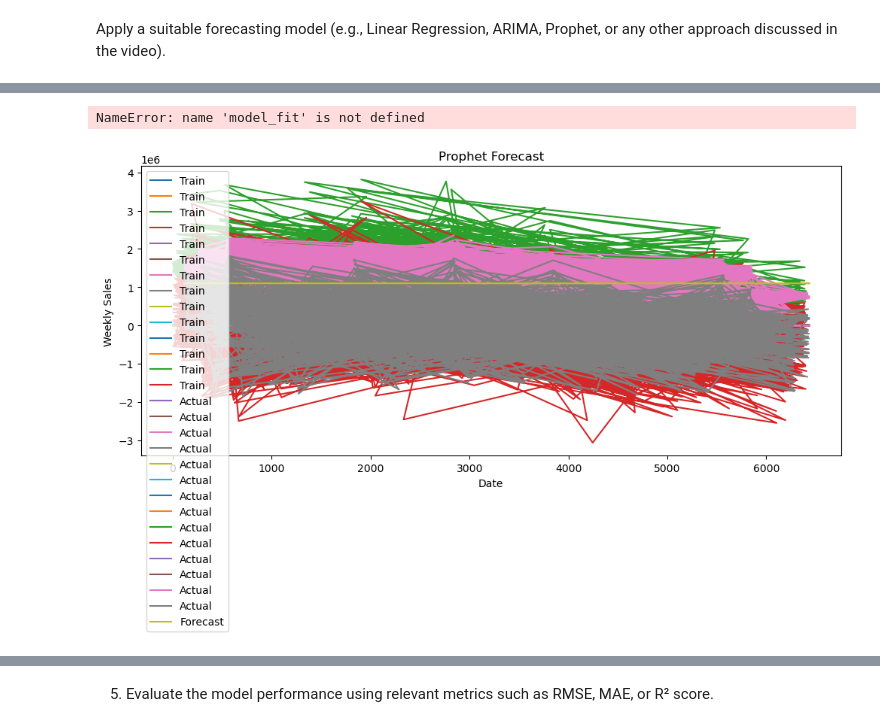
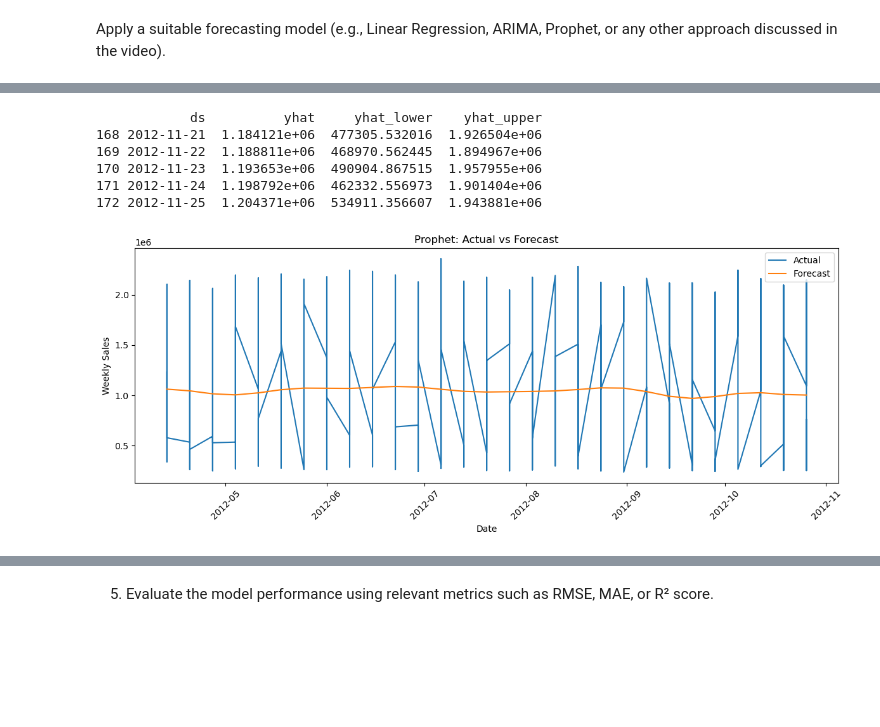
Before and after one commit to R-WEB-netizen/tutedude.6, a Jupyter notebook: forecasting.ipynb, the cells around one changed output, grey strips where cells are left out. Cells and saved outputs as stored; diff of their text form; code cells hidden in the pictures; blank space fills up the shorter version.

```diff
--- a/forecasting.ipynb
+++ b/forecasting.ipynb
@@ -269,24 +269,42 @@ plt.show()
 [figure]
 # %%
 #forecasting
-forecast = model_fit.forecast(steps=len(test))
+forecast = model.predict(future)
 
-print(forecast)
+print(forecast[['ds', 'yhat', 'yhat_lower', 'yhat_upper']].tail())
 # %% [output]
-NameError: name 'model_fit' is not defined
+            ds          yhat     yhat_lower    yhat_upper
+168 2012-11-21  1.184121e+06  477305.532016  1.926504e+06
+169 2012-11-22  1.188811e+06  468970.562445  1.894967e+06
+170 2012-11-23  1.193653e+06  490904.867515  1.957955e+06
+171 2012-11-24  1.198792e+06  462332.556973  1.901404e+06
+172 2012-11-25  1.204371e+06  534911.356607  1.943881e+06
 # %%
 #compare actual vs forecast
-plt.figure(figsize=(12,5))
+test_forecast = forecast[
+    forecast['ds'].isin(test['Date'])
+]
 
-plt.plot(train.index, train, label="Train")
-plt.plot(test.index, test, label="Actual")
-plt.plot(test.index, forecast, label="Forecast")
+plt.figure(figsize=(12, 5))
 
-plt.title("Prophet Forecast")
+plt.plot(
+    test['Date'],
+    test['Weekly_Sales'],
+    label="Actual"
+)
+
+plt.plot(
+    test_forecast['ds'],
+    test_forecast['yhat'],
+    label="Forecast"
+)
+
+plt.title("Prophet: Actual vs Forecast")
 plt.xlabel("Date")
 plt.ylabel("Weekly Sales")
 plt.legend()
-
+plt.xticks(rotation=45)
+plt.tight_layout()
 plt.show()
 # %% [output]
-[figure, old version]
+[figure, new version]
```
Also changed, not shown: parts of 7 cells of this notebook.
